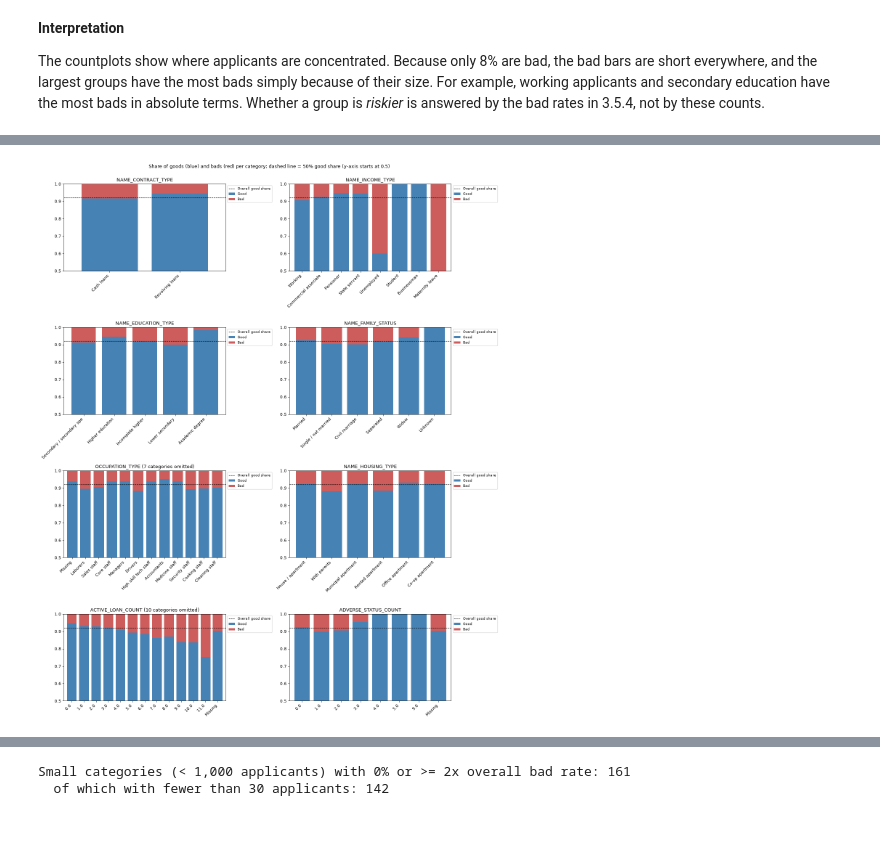
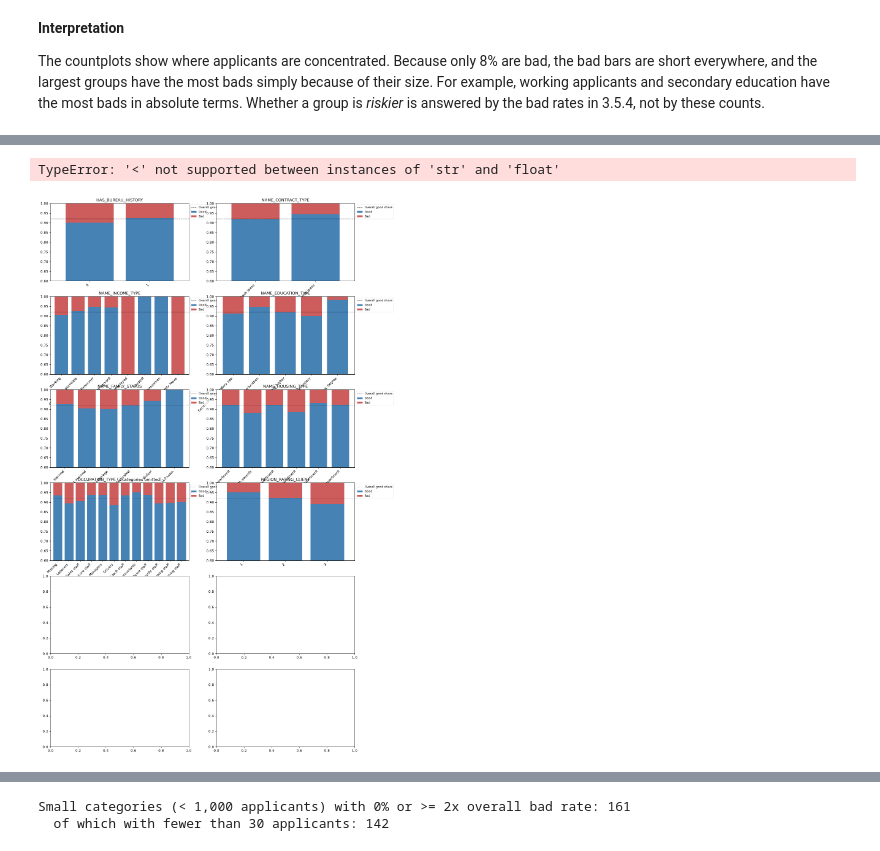
Before and after one commit to LeeLinWang/faproject, a Jupyter notebook: 03_EDA.ipynb, the cells around one changed output, grey strips where cells are left out. Saved outputs shown, nothing was run; the diff lists cells and outputs as text; code cells hidden in the pictures.

```diff
--- a/03_EDA.ipynb
+++ b/03_EDA.ipynb
@@ -1104,7 +1130,8 @@ Characteristics profiled: 76
 Text categories are shown in descending order of frequency; for characteristics with many categories only the 10 most frequent are shown and the number omitted is reported in the title.
 # %%
 count_vars = ['NAME_CONTRACT_TYPE', 'NAME_INCOME_TYPE', 'NAME_EDUCATION_TYPE', 'NAME_FAMILY_STATUS',
-              'OCCUPATION_TYPE', 'NAME_HOUSING_TYPE', 'FLAG_OWN_CAR', 'HAS_BUREAU_HISTORY']
+              'OCCUPATION_TYPE', 'NAME_HOUSING_TYPE', 'FLAG_OWN_CAR', 'HAS_BUREAU_HISTORY',
+              'ORGANIZATION_TYPE', 'REGION_RATING_CLIENT']
 max_shown = 10
 
 row_count = int(np.ceil(len(count_vars) / 2))
@@ -1246,6 +1274,7 @@ A characteristic is plotted only if it has at least 20 distinct values and no si
 # %%
-kde_candidates = ['AMT_INCOME_TOTAL', 'AMT_CREDIT', 'LOAN_TO_INCOME',
-                  'AGE_YEARS', 'EMPLOYMENT_YEARS', 'TOTAL_ACTIVE_DEBT']
+kde_candidates = ['AMT_INCOME_TOTAL', 'AMT_CREDIT', 'ANNUITY_TO_INCOME', 'LOAN_TO_INCOME', 'CREDIT_TO_GOODS_RATIO',
+                  'AGE_YEARS', 'EMPLOYMENT_YEARS', 'EXT_SOURCE_1', 'TOTAL_ACTIVE_DEBT', 'BUREAU_DEBT_TO_INCOME',
+                  'MAX_DAYS_OVERDUE', 'OLDEST_CREDIT_AGE', 'DAYS_LAST_PHONE_CHANGE']
 
 kde_vars, kde_skipped = [], []
 for var in kde_candidates:
@@ -1259,4 +1288,5 @@ for var in kde_candidates:
         kde_vars.append(var)
 
 print('Plotted:', kde_vars)
+pd.DataFrame(kde_skipped, columns=['Characteristic', 'Reason KDE was skipped'])
 # %% [output]
@@ -1315,6 +1358,6 @@ Because only 8% of applicants are bad, the bad bars are always much shorter; raw
 # %%
-countplot_vars = ['NAME_CONTRACT_TYPE', 'NAME_INCOME_TYPE', 'NAME_EDUCATION_TYPE', 'NAME_FAMILY_STATUS',
-                  'OCCUPATION_TYPE', 'NAME_HOUSING_TYPE', 'ACTIVE_LOAN_COUNT', 'ADVERSE_STATUS_COUNT']
+countplot_vars = ['NAME_INCOME_TYPE', 'NAME_EDUCATION_TYPE', 'NAME_FAMILY_STATUS', 'OCCUPATION_TYPE',
+                  'HAS_BUREAU_HISTORY', 'ACTIVE_LOAN_COUNT', 'ADVERSE_STATUS_COUNT', 'NAME_CONTRACT_TYPE']
 
 row_count = int(np.ceil(len(countplot_vars) / 2))
 fig, axes = plt.subplots(ncols=2, nrows=row_count, figsize=(16, 4.5 * row_count))
@@ -1467,16 +1456,18 @@ def stacked_bar(var, axis, max_categories=12):
 # %%
-stacked_vars = ['NAME_CONTRACT_TYPE', 'NAME_INCOME_TYPE', 'NAME_EDUCATION_TYPE', 'NAME_FAMILY_STATUS',
-                  'OCCUPATION_TYPE', 'NAME_HOUSING_TYPE', 'ACTIVE_LOAN_COUNT', 'ADVERSE_STATUS_COUNT']
+stacked_vars = ['HAS_BUREAU_HISTORY', 'NAME_CONTRACT_TYPE', 'NAME_INCOME_TYPE', 'NAME_EDUCATION_TYPE',
+                'NAME_FAMILY_STATUS', 'NAME_HOUSING_TYPE', 'OCCUPATION_TYPE', 'REGION_RATING_CLIENT',
+                'ACTIVE_LOAN_COUNT', 'ADVERSE_STATUS_COUNT', 'OVERDUE_LOAN_COUNT', 'FLAG_DAYS_EMPLOYED_SPECIAL']
 
 row_count = int(np.ceil(len(stacked_vars) / 2))
 fig, axes = plt.subplots(ncols=2, nrows=row_count, figsize=(16, 4.8 * row_count))
 for axis, var in zip(fig.axes, stacked_vars):
     stacked_bar(var, axis)
-plt.suptitle('Share of goods (blue) and bads (red) per category; dashed line = 50% good share (y-axis starts at 0.5)', y=1.0)
+plt.suptitle('Share of goods (blue) and bads (red) per category; dashed line = overall good share (y-axis starts at 0.6)', y=1.0)
 plt.tight_layout()
 plt.show()
 # %% [output]
+TypeError: '<' not supported between instances of 'str' and 'float'
-[figure, old version]
+[figure, new version]
 # %%
 # counts and bad rates behind each stacked bar chart
 for var in stacked_vars:
```
Also changed, not shown: parts of 83 cells of this notebook.
